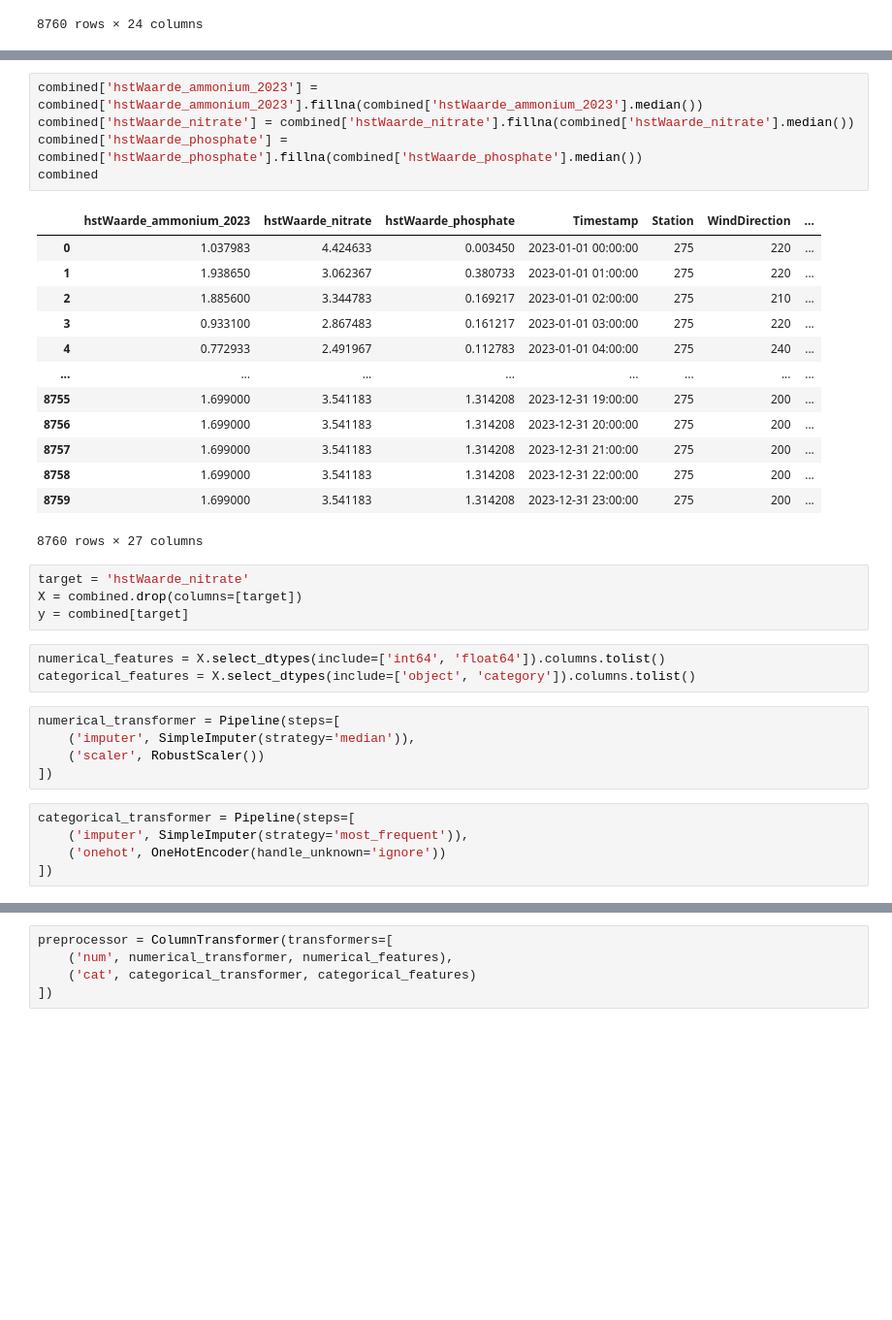
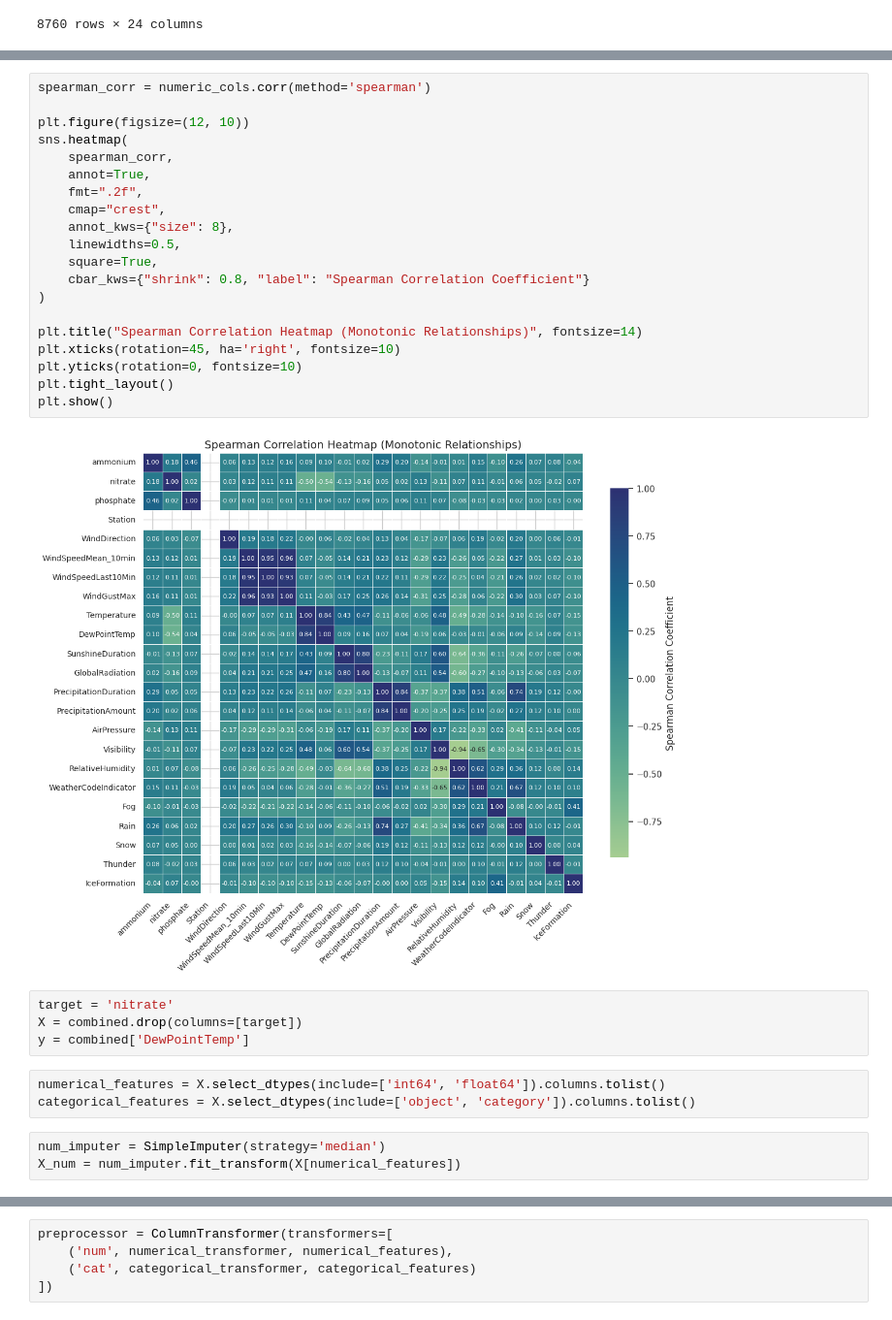
Before and after one commit to georgyHZ/DuskpetalHoppers, a Jupyter notebook: Iteration1.ipynb, the cells around one changed output, grey strips where cells are left out. Shown at 97% size. Saved outputs shown, nothing was run; the diff lists cells and outputs as text; blank space fills up the shorter version.

```diff
--- a/Iteration1.ipynb
+++ b/Iteration1.ipynb
@@ -326,36 +202,32 @@ plt.show()
-# %%
-combined['hstWaarde_ammonium_2023'] = combined['hstWaarde_ammonium_2023'].fillna(combined['hstWaarde_ammonium_2023'].median())
-combined['hstWaarde_nitrate'] = combined['hstWaarde_nitrate'].fillna(combined['hstWaarde_nitrate'].median())
-combined['hstWaarde_phosphate'] = combined['hstWaarde_phosphate'].fillna(combined['hstWaarde_phosphate'].median())
-combined
-# %% [output]
-|  | hstWaarde_ammonium_2023 | hstWaarde_nitrate | hstWaarde_phosphate | Timestamp | Station | WindDirection | ... |
-| 0 | 1.037983 | 4.424633 | 0.003450 | 2023-01-01 00:00:00 | 275 | 220 | ... |
-| 1 | 1.938650 | 3.062367 | 0.380733 | 2023-01-01 01:00:00 | 275 | 220 | ... |
-| 2 | 1.885600 | 3.344783 | 0.169217 | 2023-01-01 02:00:00 | 275 | 210 | ... |
-| 3 | 0.933100 | 2.867483 | 0.161217 | 2023-01-01 03:00:00 | 275 | 220 | ... |
-| 4 | 0.772933 | 2.491967 | 0.112783 | 2023-01-01 04:00:00 | 275 | 240 | ... |
-| ... | ... | ... | ... | ... | ... | ... | ... |
-| 8755 | 1.699000 | 3.541183 | 1.314208 | 2023-12-31 19:00:00 | 275 | 200 | ... |
-| 8756 | 1.699000 | 3.541183 | 1.314208 | 2023-12-31 20:00:00 | 275 | 200 | ... |
-| 8757 | 1.699000 | 3.541183 | 1.314208 | 2023-12-31 21:00:00 | 275 | 200 | ... |
-| 8758 | 1.699000 | 3.541183 | 1.314208 | 2023-12-31 22:00:00 | 275 | 200 | ... |
-| 8759 | 1.699000 | 3.541183 | 1.314208 | 2023-12-31 23:00:00 | 275 | 200 | ... |
-8760 rows × 27 columns
+# %%
+spearman_corr = numeric_cols.corr(method='spearman')
+
+plt.figure(figsize=(12, 10))
+sns.heatmap(
+    spearman_corr,
+    annot=True,
+    fmt=".2f",
+    cmap="crest",
+    annot_kws={"size": 8},
+    linewidths=0.5,
+    square=True,
+    cbar_kws={"shrink": 0.8, "label": "Spearman Correlation Coefficient"}
+)
+
+plt.title("Spearman Correlation Heatmap (Monotonic Relationships)", fontsize=14)
+plt.xticks(rotation=45, ha='right', fontsize=10)
+plt.yticks(rotation=0, fontsize=10)
+plt.tight_layout()
+plt.show()
+# %% [output]
+[figure, added]
 # %%
-target = 'hstWaarde_nitrate'
+target = 'nitrate'
 X = combined.drop(columns=[target])
-y = combined[target]
+y = combined['DewPointTemp']
 # %%
 numerical_features = X.select_dtypes(include=['int64', 'float64']).columns.tolist()
 categorical_features = X.select_dtypes(include=['object', 'category']).columns.tolist()
 # %%
-numerical_transformer = Pipeline(steps=[
-    ('imputer', SimpleImputer(strategy='median')),
-    ('scaler', RobustScaler())
-])
+num_imputer = SimpleImputer(strategy='median')
+X_num = num_imputer.fit_transform(X[numerical_features])
-# %%
-categorical_transformer = Pipeline(steps=[
-    ('imputer', SimpleImputer(strategy='most_frequent')),
-    ('onehot', OneHotEncoder(handle_unknown='ignore'))
-])
```
Also changed, not shown: parts of 20 cells of this notebook.
